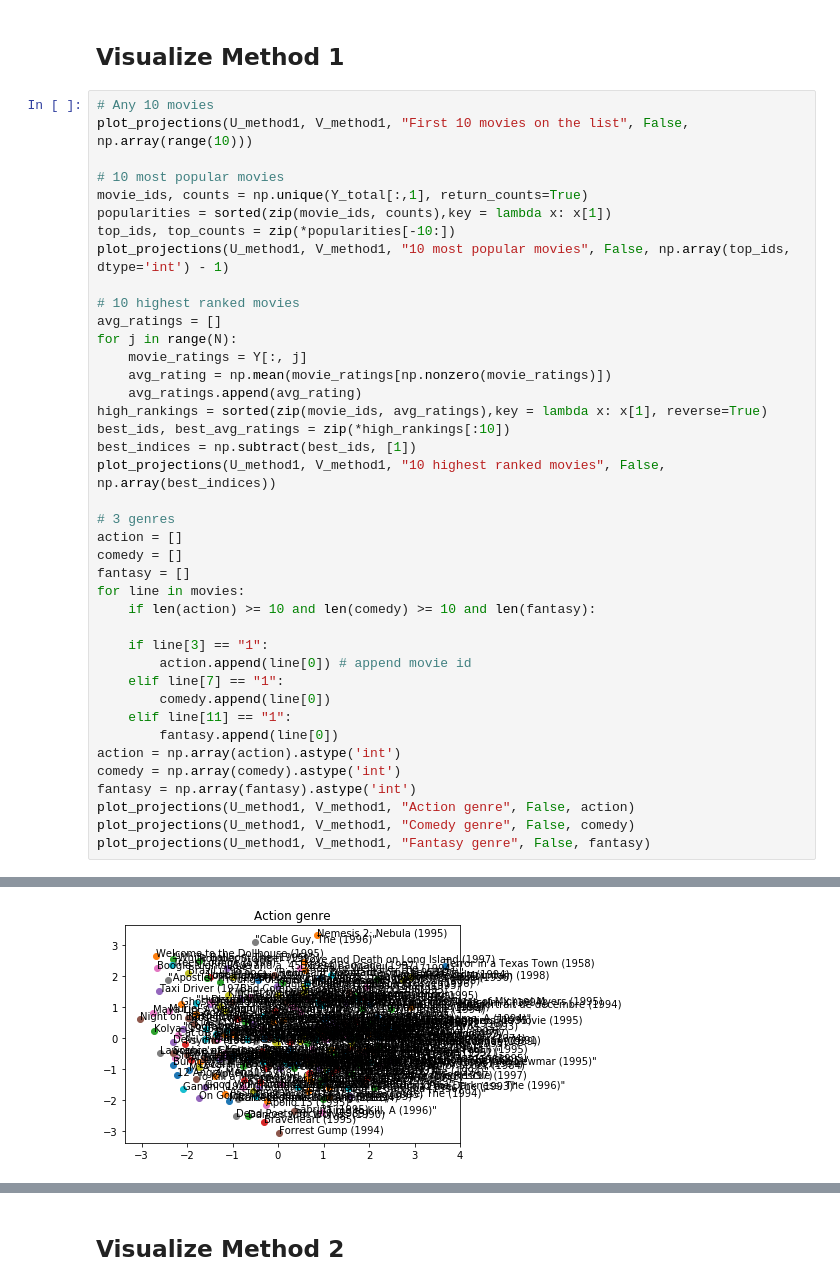
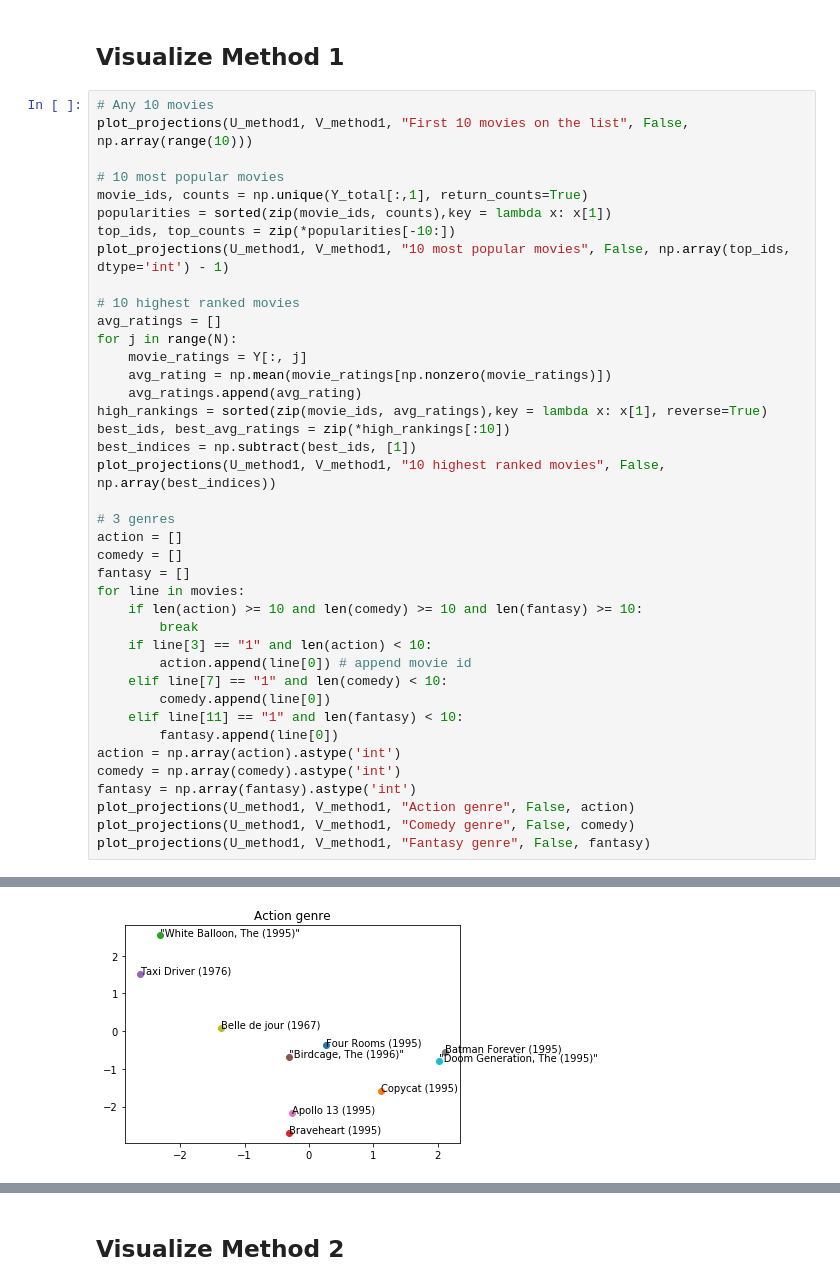
Before and after one commit to jenny233/movie-projection, a Jupyter notebook: Matrix_Factorization_Vizualization.ipynb, the cells around one changed output, grey strips where cells are left out. Cells and saved outputs as stored; diff of their text form.

```diff
--- a/Matrix_Factorization_Vizualization.ipynb
+++ b/Matrix_Factorization_Vizualization.ipynb
@@ -305,36 +305,36 @@ plot_projections(U_method1, V_method1, "10 most popular movies", False, np.array
 
 # 10 highest ranked movies
 avg_ratings = []
 for j in range(N):
     movie_ratings = Y[:, j]
     avg_rating = np.mean(movie_ratings[np.nonzero(movie_ratings)])
     avg_ratings.append(avg_rating)
 high_rankings = sorted(zip(movie_ids, avg_ratings),key = lambda x: x[1], reverse=True)
 best_ids, best_avg_ratings = zip(*high_rankings[:10])
 best_indices = np.subtract(best_ids, [1])
 plot_projections(U_method1, V_method1, "10 highest ranked movies", False, np.array(best_indices))
 
 # 3 genres
 action = []
 comedy = []
 fantasy = []
 for line in movies:
-    if len(action) >= 10 and len(comedy) >= 10 and len(fantasy):
-
-    if line[3] == "1":
+    if len(action) >= 10 and len(comedy) >= 10 and len(fantasy) >= 10:
+        break
+    if line[3] == "1" and len(action) < 10:
         action.append(line[0]) # append movie id
-    elif line[7] == "1":
+    elif line[7] == "1" and len(comedy) < 10:
         comedy.append(line[0])
-    elif line[11] == "1":
+    elif line[11] == "1" and len(fantasy) < 10:
         fantasy.append(line[0])
 action = np.array(action).astype('int')
 comedy = np.array(comedy).astype('int')
 fantasy = np.array(fantasy).astype('int')
 plot_projections(U_method1, V_method1, "Action genre", False, action)
 plot_projections(U_method1, V_method1, "Comedy genre", False, comedy)
 plot_projections(U_method1, V_method1, "Fantasy genre", False, fantasy)
 # %% [output]
 [figure]
 [figure]
 [figure]
-[figure, old version]
+[figure, new version]
```
Also changed, not shown: parts of 7 cells of this notebook.
